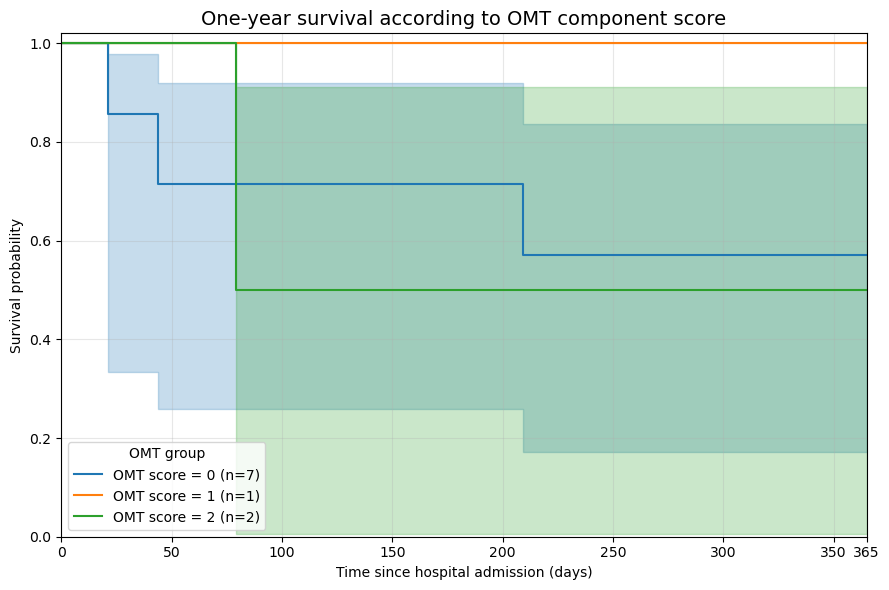
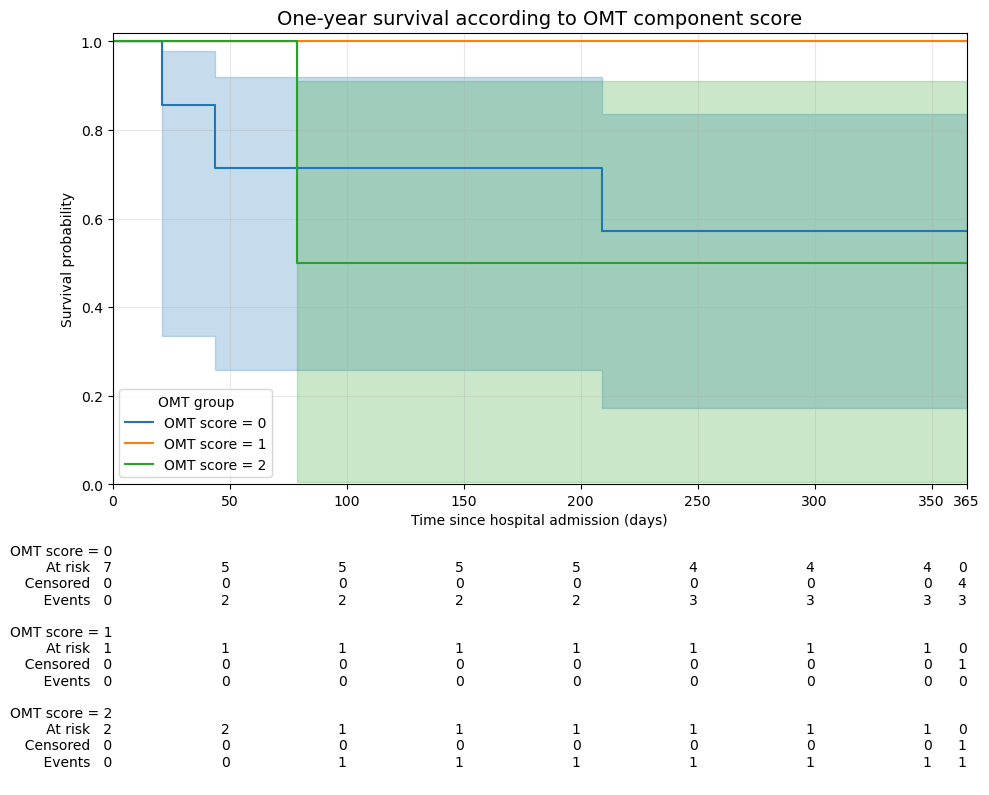
The notebook cell's code change between the first figure and the second:
--- before
+++ after
@@ -1,17 +1,19 @@
-# Make sure OMT score is stored as an integer
+# Convert OMT score to integer
 df_surv['OMT_component_score'] = (
     df_surv['OMT_component_score'].astype(int)
 )
 
+
 # Create the figure
-fig, ax = plt.subplots(figsize=(9, 6))
+fig, ax = plt.subplots(figsize=(10, 7))
 
-# Store the fitted Kaplan–Meier models
+# Store fitted Kaplan–Meier models
 kmf_models = []
 
-# Fit and plot one Kaplan–Meier curve for each OMT score
+
+# Fit one Kaplan–Meier model for each OMT score
 for omt_score in sorted(df_surv['OMT_component_score'].unique()):
 
-    group = df_surv[
+    group = df_surv.loc[
         df_surv['OMT_component_score'] == omt_score
     ]
@@ -22,5 +24,5 @@
         durations=group['time'],
         event_observed=group['status'],
-        label=f'OMT score = {omt_score} (n={len(group)})'
+        label=f'OMT score = {omt_score}'
     )
 
@@ -30,11 +32,14 @@
     )
 
+    # Save the fitted model for the at-risk table
     kmf_models.append(kmf)
 
-# Customize the plot
+
+# Define the time points shown on the plot and risk table
+time_points = [0, 50, 100, 150, 200, 250, 300, 350, 365]
+
 ax.set_xlim(0, 365)
 ax.set_ylim(0, 1.02)
-
-ax.set_xticks([0, 50, 100, 150, 200, 250, 300, 350, 365])
+ax.set_xticks(time_points)
 
 ax.set_title(
@@ -49,4 +54,16 @@
 ax.legend(title='OMT group')
 
+
+# Add the at-risk table under the Kaplan–Meier plot
+add_at_risk_counts(
+    *kmf_models,
+    ax=ax,
+    xticks=time_points,
+)
+
+
+# Reserve enough space for the risk table
 plt.tight_layout()
+plt.subplots_adjust(bottom=0.30)
+
 plt.show()

Commit: OMT with table